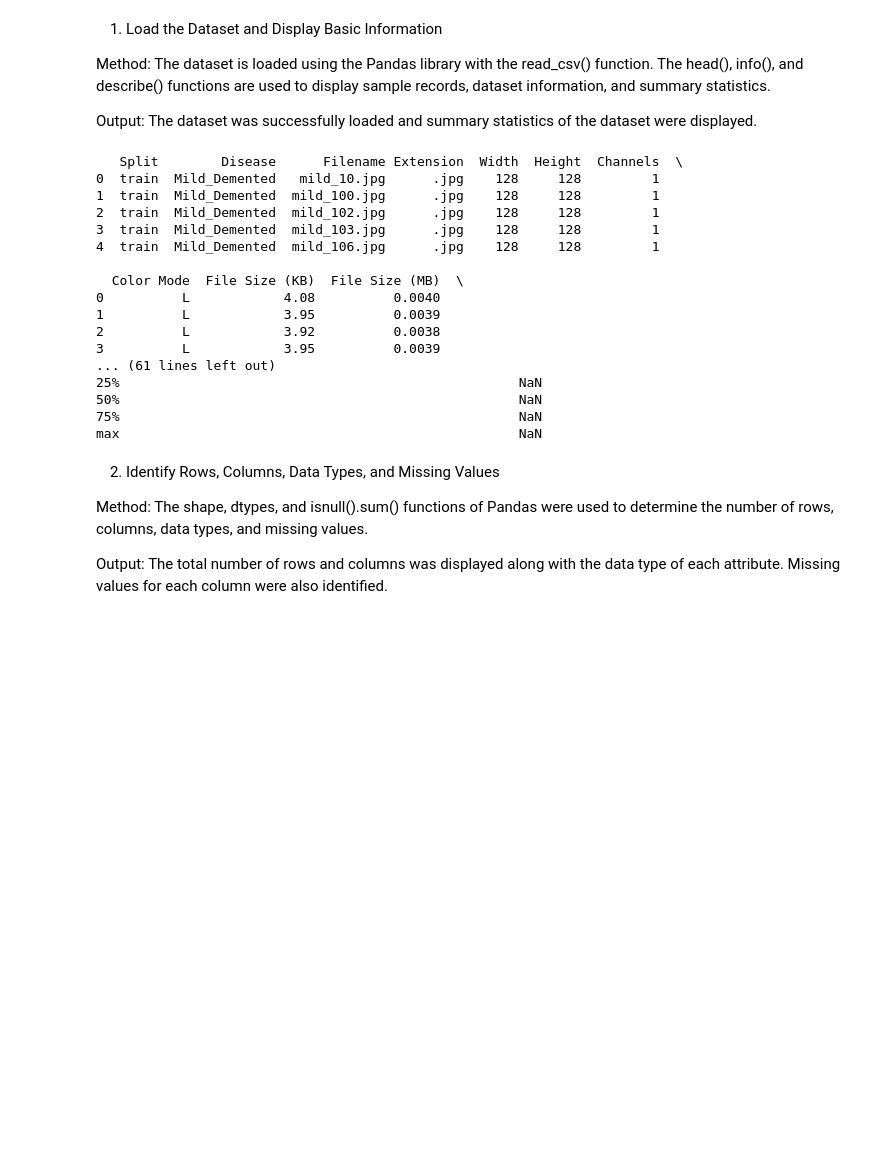
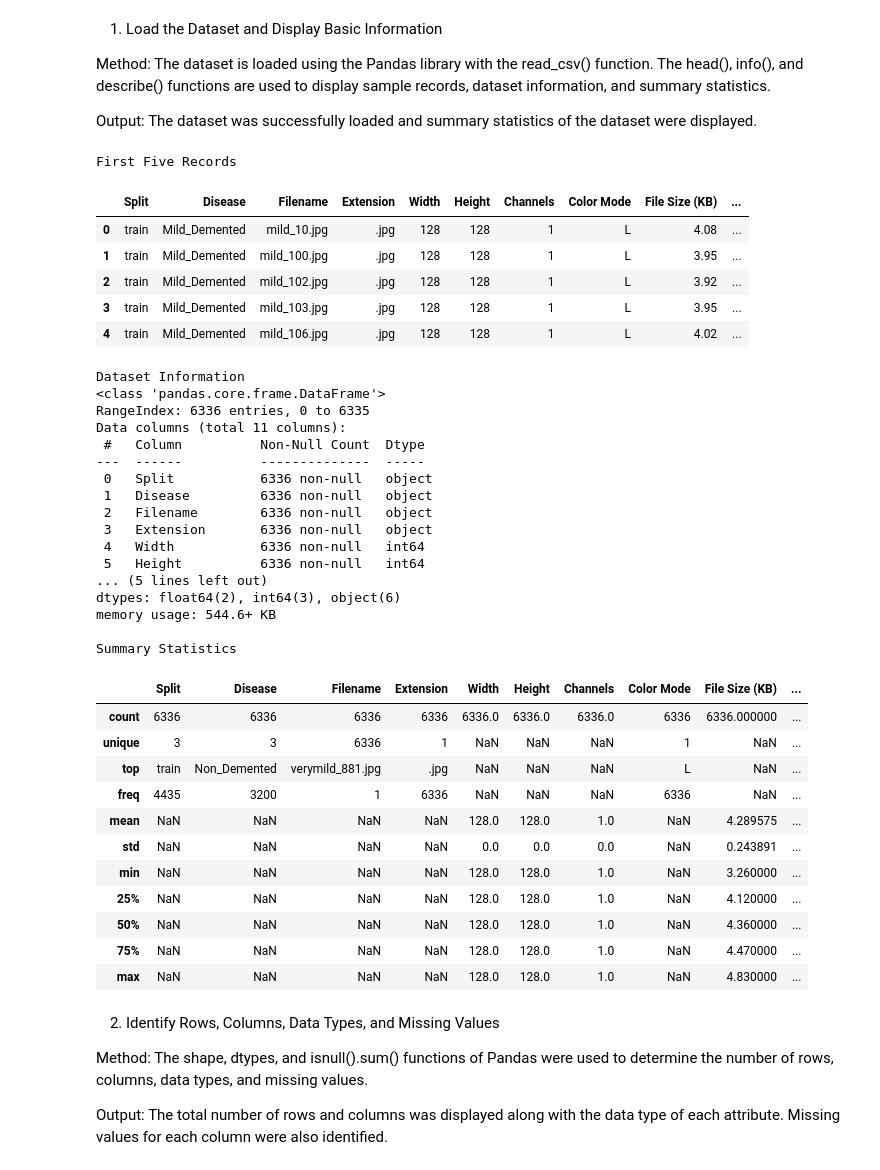
Before and after one commit to grehna29/AI-ML-Lab, a Jupyter notebook: AI_ML_LAB.ipynb, the cells around one changed output. Cells and saved outputs as stored; diff of their text form; code cells hidden in the pictures; blank space fills up the shorter version.

```diff
--- a/AI_ML_LAB.ipynb
+++ b/AI_ML_LAB.ipynb
@@ -29,41 +29,61 @@ The dataset was successfully loaded and summary statistics of the dataset were d
 # %%
 #1. Load the dataset and display its basic information
 import pandas as pd
 import numpy as np
 import matplotlib.pyplot as plt
 import seaborn as sns
 
 from sklearn.preprocessing import MinMaxScaler, StandardScaler
 from sklearn.model_selection import train_test_split
 
 # Load dataset
 df = pd.read_csv("Alzheimer_Dataset_Details.csv")
 
-# Display dataset
-print(df.head())
+print("First Five Records")
+display(df.head())
 
-# Basic Information
-print(df.info())
+print("\nDataset Information")
+df.info()
 
-print(df.describe(include='all'))
+print("\nSummary Statistics")
+display(df.describe(include='all'))
 # %% [output]
-   Split        Disease      Filename Extension  Width  Height  Channels  \
-0  train  Mild_Demented   mild_10.jpg      .jpg    128     128         1
-1  train  Mild_Demented  mild_100.jpg      .jpg    128     128         1
-2  train  Mild_Demented  mild_102.jpg      .jpg    128     128         1
-3  train  Mild_Demented  mild_103.jpg      .jpg    128     128         1
-4  train  Mild_Demented  mild_106.jpg      .jpg    128     128         1
-
-  Color Mode  File Size (KB)  File Size (MB)  \
-0          L            4.08          0.0040
-1          L            3.95          0.0039
-2          L            3.92          0.0038
-3          L            3.95          0.0039
-... (61 lines left out)
-25%                                                   NaN
-50%                                                   NaN
-75%                                                   NaN
-max                                                   NaN
+First Five Records
+|  | Split | Disease | Filename | Extension | Width | Height | Channels | Color Mode | File Size (KB) | ... |
+| 0 | train | Mild_Demented | mild_10.jpg | .jpg | 128 | 128 | 1 | L | 4.08 | ... |
+| 1 | train | Mild_Demented | mild_100.jpg | .jpg | 128 | 128 | 1 | L | 3.95 | ... |
+| 2 | train | Mild_Demented | mild_102.jpg | .jpg | 128 | 128 | 1 | L | 3.92 | ... |
+| 3 | train | Mild_Demented | mild_103.jpg | .jpg | 128 | 128 | 1 | L | 3.95 | ... |
+| 4 | train | Mild_Demented | mild_106.jpg | .jpg | 128 | 128 | 1 | L | 4.02 | ... |
+Dataset Information
+<class 'pandas.core.frame.DataFrame'>
+RangeIndex: 6336 entries, 0 to 6335
+Data columns (total 11 columns):
+ #   Column          Non-Null Count  Dtype
+---  ------          --------------  -----
+ 0   Split           6336 non-null   object
+ 1   Disease         6336 non-null   object
+ 2   Filename        6336 non-null   object
+ 3   Extension       6336 non-null   object
+ 4   Width           6336 non-null   int64
+ 5   Height          6336 non-null   int64
+... (5 lines left out)
+dtypes: float64(2), int64(3), object(6)
+memory usage: 544.6+ KB
+
+Summary Statistics
+|  | Split | Disease | Filename | Extension | Width | Height | Channels | Color Mode | File Size (KB) | ... |
+| count | 6336 | 6336 | 6336 | 6336 | 6336.0 | 6336.0 | 6336.0 | 6336 | 6336.000000 | ... |
+| unique | 3 | 3 | 6336 | 1 | NaN | NaN | NaN | 1 | NaN | ... |
+| top | train | Non_Demented | verymild_881.jpg | .jpg | NaN | NaN | NaN | L | NaN | ... |
+| freq | 4435 | 3200 | 1 | 6336 | NaN | NaN | NaN | 6336 | NaN | ... |
+| mean | NaN | NaN | NaN | NaN | 128.0 | 128.0 | 1.0 | NaN | 4.289575 | ... |
+| std | NaN | NaN | NaN | NaN | 0.0 | 0.0 | 0.0 | NaN | 0.243891 | ... |
+| min | NaN | NaN | NaN | NaN | 128.0 | 128.0 | 1.0 | NaN | 3.260000 | ... |
+| 25% | NaN | NaN | NaN | NaN | 128.0 | 128.0 | 1.0 | NaN | 4.120000 | ... |
+| 50% | NaN | NaN | NaN | NaN | 128.0 | 128.0 | 1.0 | NaN | 4.360000 | ... |
+| 75% | NaN | NaN | NaN | NaN | 128.0 | 128.0 | 1.0 | NaN | 4.470000 | ... |
+| max | NaN | NaN | NaN | NaN | 128.0 | 128.0 | 1.0 | NaN | 4.830000 | ... |
 # %% [markdown]
 2. Identify Rows, Columns, Data Types, and Missing Values
 
```
Also changed, not shown: parts of 21 cells of this notebook.
